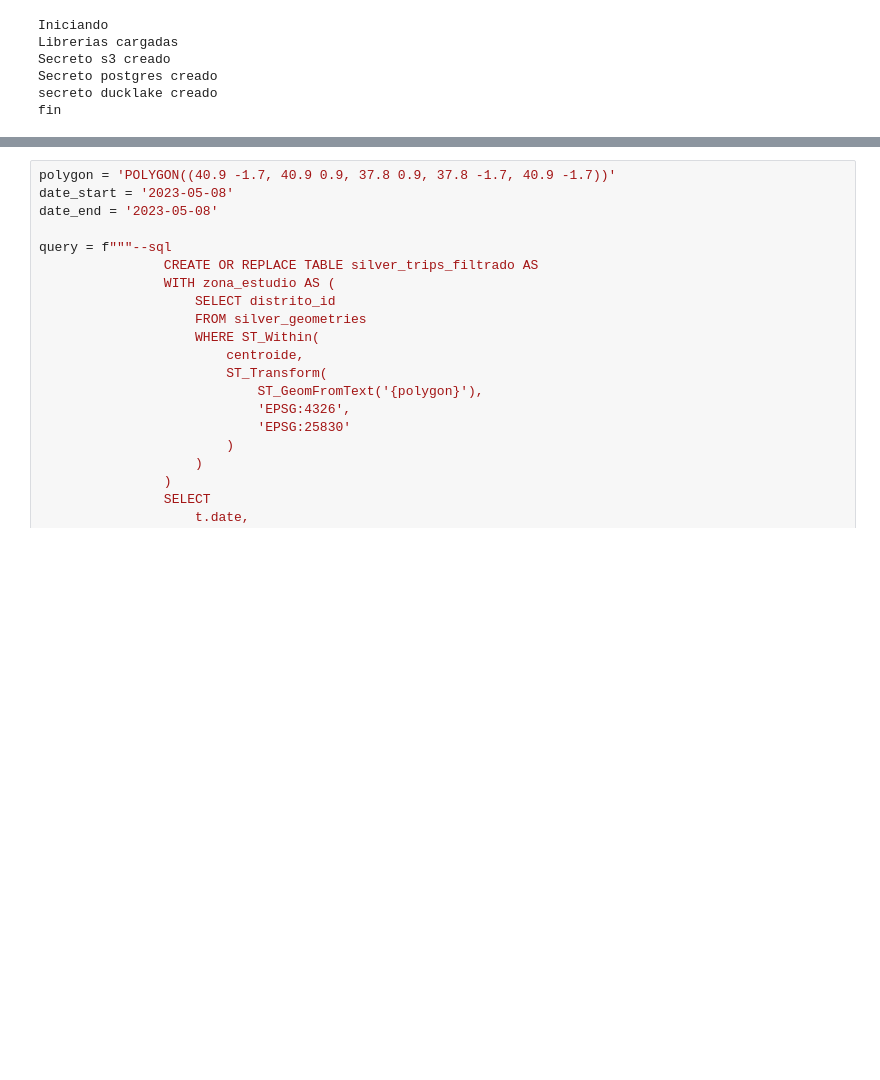
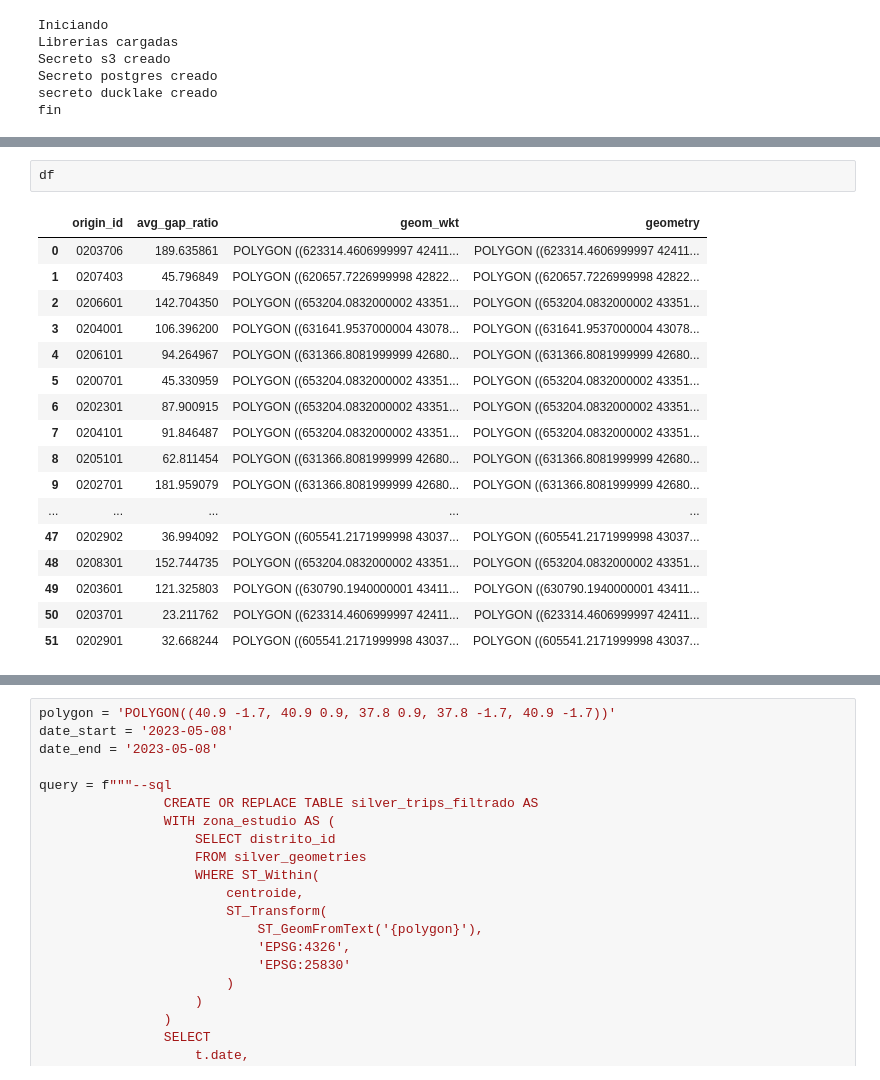
Before and after one commit to alexgarvi/mobility-analysis, a Jupyter notebook: airflow/dags/queries.ipynb, the cells around one changed output, grey strips where cells are left out. Drawn from its saved outputs; the diff is of its cells as text; blank space fills up the shorter version.

```diff
--- a/airflow/dags/queries.ipynb
+++ b/airflow/dags/queries.ipynb
@@ -73,0 +94,20 @@ fin
+# %%
+df
+# %% [output]
+|  | origin_id | avg_gap_ratio | geom_wkt | geometry |
+| 0 | 0203706 | 189.635861 | POLYGON ((623314.4606999997 42411... | POLYGON ((623314.4606999997 42411... |
+| 1 | 0207403 | 45.796849 | POLYGON ((620657.7226999998 42822... | POLYGON ((620657.7226999998 42822... |
+| 2 | 0206601 | 142.704350 | POLYGON ((653204.0832000002 43351... | POLYGON ((653204.0832000002 43351... |
+| 3 | 0204001 | 106.396200 | POLYGON ((631641.9537000004 43078... | POLYGON ((631641.9537000004 43078... |
+| 4 | 0206101 | 94.264967 | POLYGON ((631366.8081999999 42680... | POLYGON ((631366.8081999999 42680... |
+| 5 | 0200701 | 45.330959 | POLYGON ((653204.0832000002 43351... | POLYGON ((653204.0832000002 43351... |
+| 6 | 0202301 | 87.900915 | POLYGON ((653204.0832000002 43351... | POLYGON ((653204.0832000002 43351... |
+| 7 | 0204101 | 91.846487 | POLYGON ((653204.0832000002 43351... | POLYGON ((653204.0832000002 43351... |
+| 8 | 0205101 | 62.811454 | POLYGON ((631366.8081999999 42680... | POLYGON ((631366.8081999999 42680... |
+| 9 | 0202701 | 181.959079 | POLYGON ((631366.8081999999 42680... | POLYGON ((631366.8081999999 42680... |
+| ... | ... | ... | ... | ... |
+| 47 | 0202902 | 36.994092 | POLYGON ((605541.2171999998 43037... | POLYGON ((605541.2171999998 43037... |
+| 48 | 0208301 | 152.744735 | POLYGON ((653204.0832000002 43351... | POLYGON ((653204.0832000002 43351... |
+| 49 | 0203601 | 121.325803 | POLYGON ((630790.1940000001 43411... | POLYGON ((630790.1940000001 43411... |
+| 50 | 0203701 | 23.211762 | POLYGON ((623314.4606999997 42411... | POLYGON ((623314.4606999997 42411... |
+| 51 | 0202901 | 32.668244 | POLYGON ((605541.2171999998 43037... | POLYGON ((605541.2171999998 43037... |
```
Also changed, not shown: parts of 5 cells of this notebook, 3 other files.
